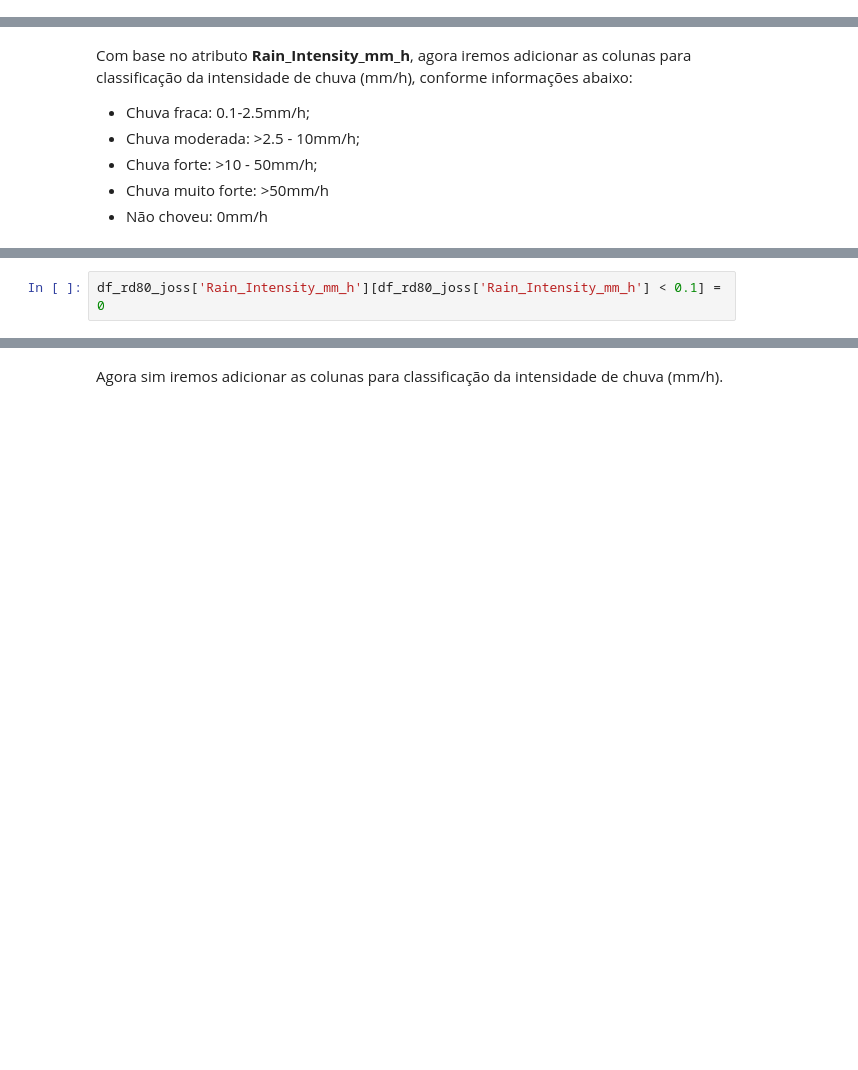
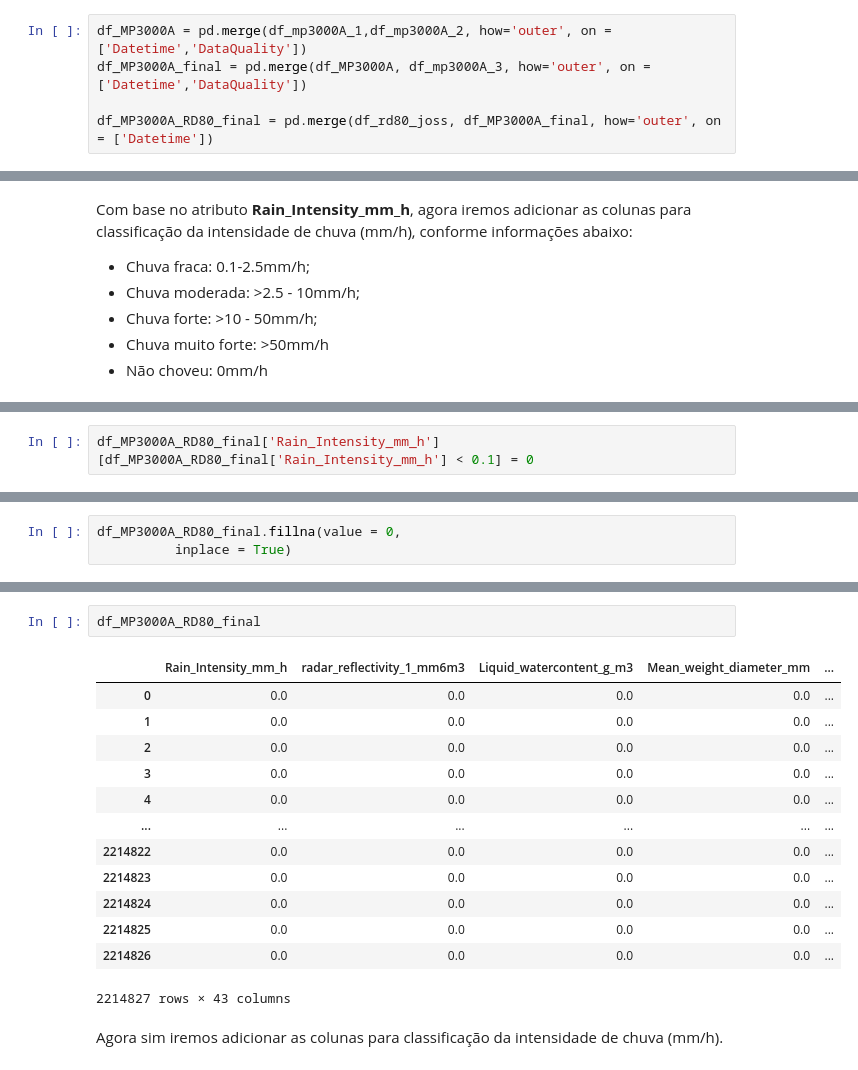
Before and after one commit to lourencocavalcante/Introduction-to-Data-Science, a Jupyter notebook: CAP394_2022_Fase1_Pre_Processando.ipynb, the cells around one changed output, grey strips where cells are left out. Cells and saved outputs as stored; diff of their text form; blank space fills up the shorter version.

```diff
--- a/CAP394_2022_Fase1_Pre_Processando.ipynb
+++ b/CAP394_2022_Fase1_Pre_Processando.ipynb
@@ -232,0 +235,5 @@ See the caveats in the documentation: https://pandas.pydata.org/pandas-docs/stab
+# %%
+df_MP3000A = pd.merge(df_mp3000A_1,df_mp3000A_2, how='outer', on = ['Datetime','DataQuality'])
+df_MP3000A_final = pd.merge(df_MP3000A, df_mp3000A_3, how='outer', on = ['Datetime','DataQuality'])
+
+df_MP3000A_RD80_final = pd.merge(df_rd80_joss, df_MP3000A_final, how='outer', on = ['Datetime'])
@@ -243,2 +261,2 @@ Mas antes disso, precisamos aplicar uma pequena normalização. Vamos olhar os d
 # %%
-df_rd80_joss['Rain_Intensity_mm_h'][df_rd80_joss['Rain_Intensity_mm_h'] < 0.1] = 0
+df_MP3000A_RD80_final['Rain_Intensity_mm_h'][df_MP3000A_RD80_final['Rain_Intensity_mm_h'] < 0.1] = 0
@@ -249,0 +283,3 @@ See the caveats in the documentation: https://pandas.pydata.org/pandas-docs/stab
+# %%
+df_MP3000A_RD80_final.fillna(value = 0,
+          inplace = True)
@@ -250,3 +306,19 @@ See the caveats in the documentation: https://pandas.pydata.org/pandas-docs/stab
+# %%
+df_MP3000A_RD80_final
+# %% [output]
+|  | Rain_Intensity_mm_h | radar_reflectivity_1_mm6m3 | Liquid_watercontent_g_m3 | Mean_weight_diameter_mm | ... |
+| 0 | 0.0 | 0.0 | 0.0 | 0.0 | ... |
+| 1 | 0.0 | 0.0 | 0.0 | 0.0 | ... |
+| 2 | 0.0 | 0.0 | 0.0 | 0.0 | ... |
+| 3 | 0.0 | 0.0 | 0.0 | 0.0 | ... |
+| 4 | 0.0 | 0.0 | 0.0 | 0.0 | ... |
+| ... | ... | ... | ... | ... | ... |
+| 2214822 | 0.0 | 0.0 | 0.0 | 0.0 | ... |
+| 2214823 | 0.0 | 0.0 | 0.0 | 0.0 | ... |
+| 2214824 | 0.0 | 0.0 | 0.0 | 0.0 | ... |
+| 2214825 | 0.0 | 0.0 | 0.0 | 0.0 | ... |
+| 2214826 | 0.0 | 0.0 | 0.0 | 0.0 | ... |
+2214827 rows × 43 columns
 # %% [markdown]
 Agora sim iremos adicionar as colunas para classificação da intensidade de chuva (mm/h).
 # %%
```
Also changed, not shown: parts of 26 cells of this notebook.
